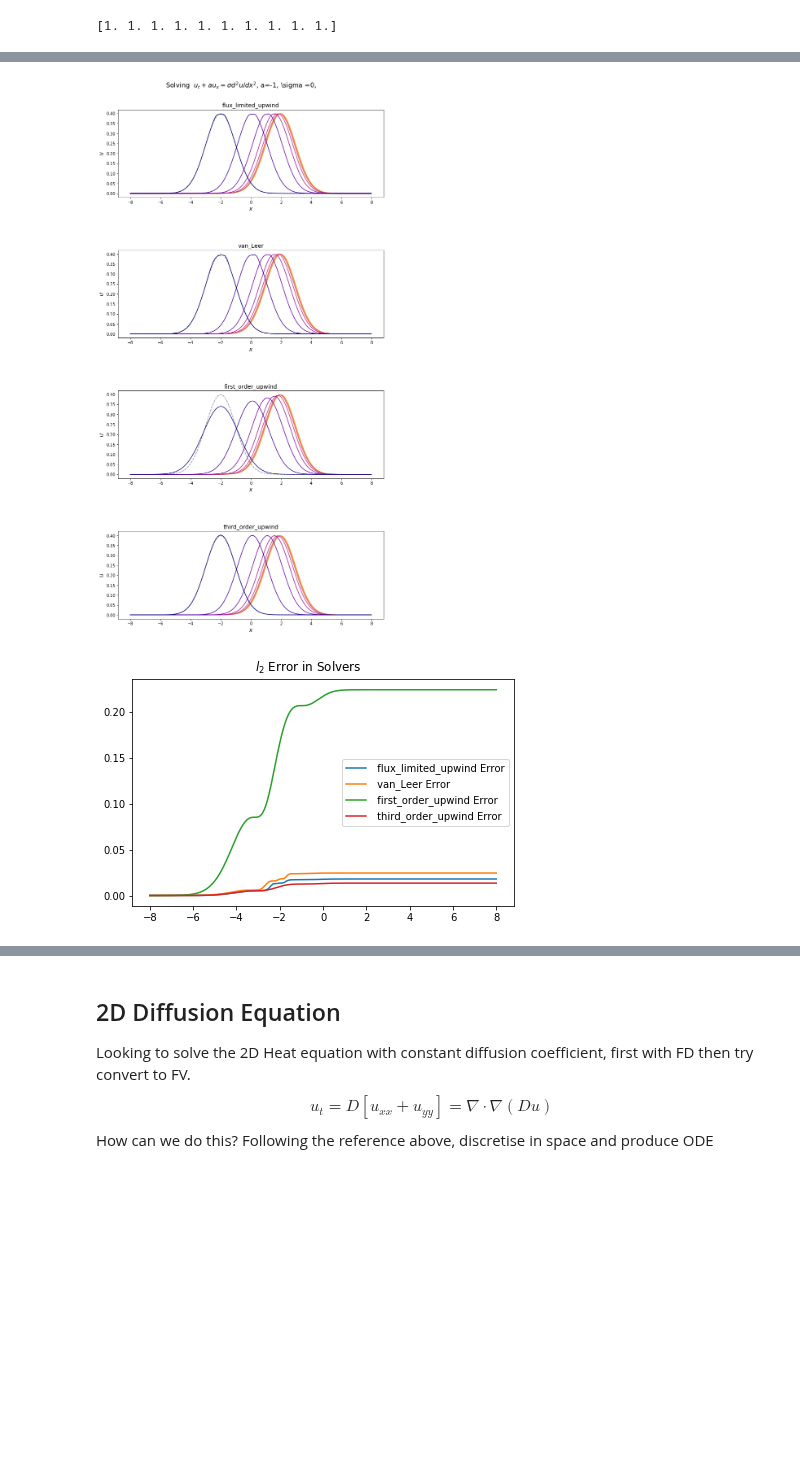
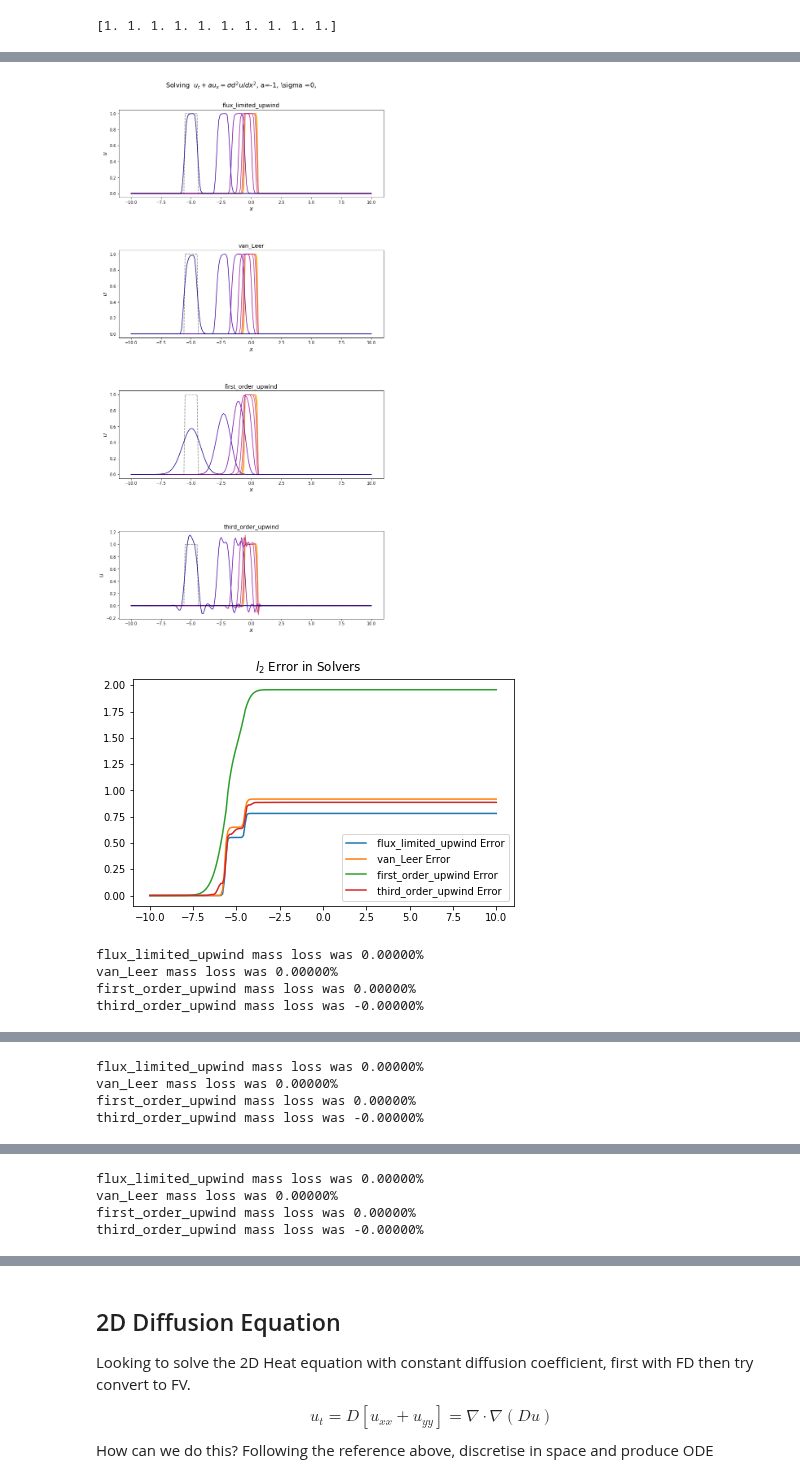
Before and after one commit to Tom271/InteractingParticleSystems, a Jupyter notebook: 2DToyProblems.ipynb, the cells around one changed output, grey strips where cells are left out. Saved outputs shown, nothing was run; the diff lists cells and outputs as text; code cells hidden in the pictures; blank space fills up the shorter version.

```diff
--- a/2DToyProblems.ipynb
+++ b/2DToyProblems.ipynb
@@ -356,12 +359,13 @@ def solve_adv_diff_eqn(adv_solver='first_order_upwind', a=1, D=1, dt=0.001, dx=0
     print('{} mass loss was {:.5f}%'.format(adv_solver, mass_loss))
     return x, U
 # %%
+%%timeit
 %matplotlib inline
 import warnings
 wavespeed = -1
 diffusion = 0
-T_final = 4
-length = 8
+T_final = 5
+length = 10
 
 def gaussian(x): return stats.norm.pdf(x, loc=2, scale=1)
 def block(x): return np.array([float(i>=-0.5 and i<=0.5) for i in x])
@@ -376,7 +380,7 @@ def bump(x,a):
             f[i] = 0
     return f
 
-initial_data = gaussian # lambda x: bump(x, 0.8)
+initial_data = block #gaussian # lambda x: bump(x, 0.8)
 #'second_order_upwind','third_order_upwind',
 adv_solvers = ['flux_limited_upwind', 'van_Leer','first_order_upwind','third_order_upwind']#,'second_order_upwind']
 
@@ -420,2 +424,6 @@ third_order_upwind mass loss was 0.00000%
-[figure, old version]
+[figure, new version]
-[figure, old version]
+[figure, new version]
+flux_limited_upwind mass loss was 0.00000%
+van_Leer mass loss was 0.00000%
+first_order_upwind mass loss was 0.00000%
+third_order_upwind mass loss was -0.00000%
@@ -421,0 +432,4 @@ third_order_upwind mass loss was 0.00000%
+flux_limited_upwind mass loss was 0.00000%
+van_Leer mass loss was 0.00000%
+first_order_upwind mass loss was 0.00000%
+third_order_upwind mass loss was -0.00000%
@@ -421,0 +438,4 @@ third_order_upwind mass loss was 0.00000%
+flux_limited_upwind mass loss was 0.00000%
+van_Leer mass loss was 0.00000%
+first_order_upwind mass loss was 0.00000%
+third_order_upwind mass loss was -0.00000%
```
Also changed, not shown: parts of 2 cells of this notebook, 3 other files.
